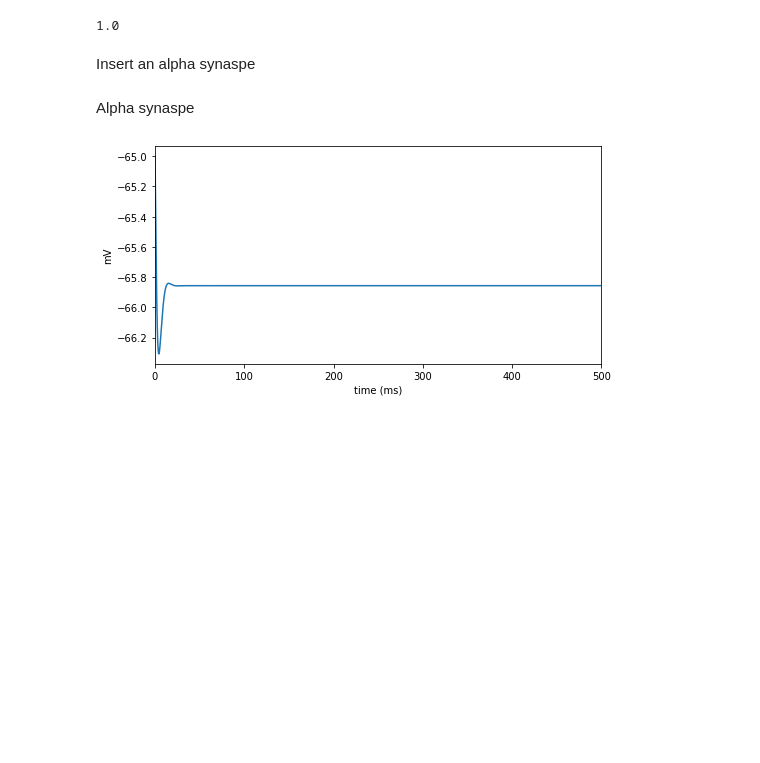
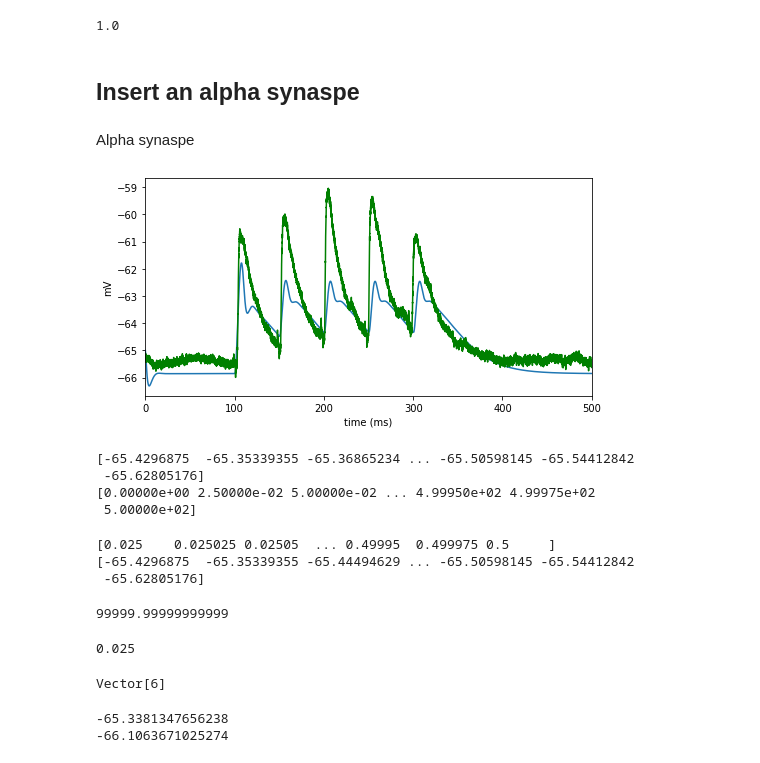
Before and after one commit to Kenzakadri/SU001_Presubiculum_Cell_Model, a Jupyter notebook: Exp2synapse.ipynb, the cells around one changed output. Saved outputs shown, nothing was run; the diff lists cells and outputs as text; code cells hidden in the pictures; blank space fills up the shorter version.

```diff
--- a/Exp2synapse.ipynb
+++ b/Exp2synapse.ipynb
@@ -19,7 +19,7 @@ load library
 # %%
 import numpy as np
 import matplotlib.pyplot as plt
-image = np.load('data_from_19513019.npy')
+image = np.load('data_downsampled_from_19513019.npy')
 # %%
 print(image.shape)
 x = image[:,0]
@@ -70,40 +70,90 @@ h.topology()
               `---------|       dendrite_2(1-0)
 1.0
 # %% [markdown]
-Insert an alpha synaspe
+## Insert an alpha synaspe
 # %% [markdown]
 Alpha synaspe
 # %%
 h.load_file('stdrun.hoc')
 
 s = h.NetStim()
+x = x* 1000
 # %%
-asyn = h.ExpSyn(dendrite(0.1))
+asyn = h.Exp2Syn(dendrite(0.5))
+asyn.tau1 = 10
+asyn.tau2 = 25
 asyn.e = 0
-asyn.i = 200
+asyn.i = 0
 s.interval =50
 s.number= 5
-s.noise=1
-s.start=100
+s.noise=0
+s.start=0
+
 
 stim = h.NetCon(s,asyn)
 stim.delay=100
 
-h.finitialize(-70 * mV)
+stim.weight[0] = 0.0055
+
+
+
+h.finitialize(-65 * mV)
 
 v_vec = h.Vector()             # Membrane potential vector
 t_vec = h.Vector()             # Time stamp vector
 v_vec.record(soma(0.5)._ref_v)
 t_vec.record(h._ref_t)
 
 h.tstop = 500
 h.run()
-
 plt.figure(figsize=(8,4)) # Default figsize is (8,6)
 plt.plot(t_vec, v_vec)
+
 plt.xlabel('time (ms)')
 plt.xlim(0,500)
 plt.ylabel('mV')
+plt.plot(x,y,color='g')
 plt.show()
+print(y)
+print(x)
 # %% [output]
-[figure, old version]
+[figure, new version]
+[-65.4296875  -65.35339355 -65.36865234 ... -65.50598145 -65.54412842
+ -65.62805176]
+[0.00000e+00 2.50000e-02 5.00000e-02 ... 4.99950e+02 4.99975e+02
+ 5.00000e+02]
+# %%
+x1 = image[1000:,0]
+y1 = image[1000:,1]
+print(x1)
+print(y1)
+# %% [output]
+[0.025    0.025025 0.02505  ... 0.49995  0.499975 0.5     ]
+[-65.4296875  -65.35339355 -65.44494629 ... -65.50598145 -65.54412842
+ -65.62805176]
+# %%
+1/0.00001
+# %% [output]
+99999.99999999999
+# %%
+print(t_vec[1])
+# %% [output]
+0.025
+# %%
+x1 = h.Vector(image[:,1])
+print(x1)
+# %% [output]
+Vector[6]
+# %%
+tau1 = range(1,20)
+tau2 = range(1,20)
+x0 = h.Vector(image[:,0])
+x1 = h.Vector(image[:,1])
+#for x in x1: print(x)
+
+print((x1[100]))
+#for y in v_vec : print(y)
+print((v_vec[100]))
+# %% [output]
+-65.3381347656238
+-66.1063671025274
```
Also changed, not shown: parts of 13 cells of this notebook.
